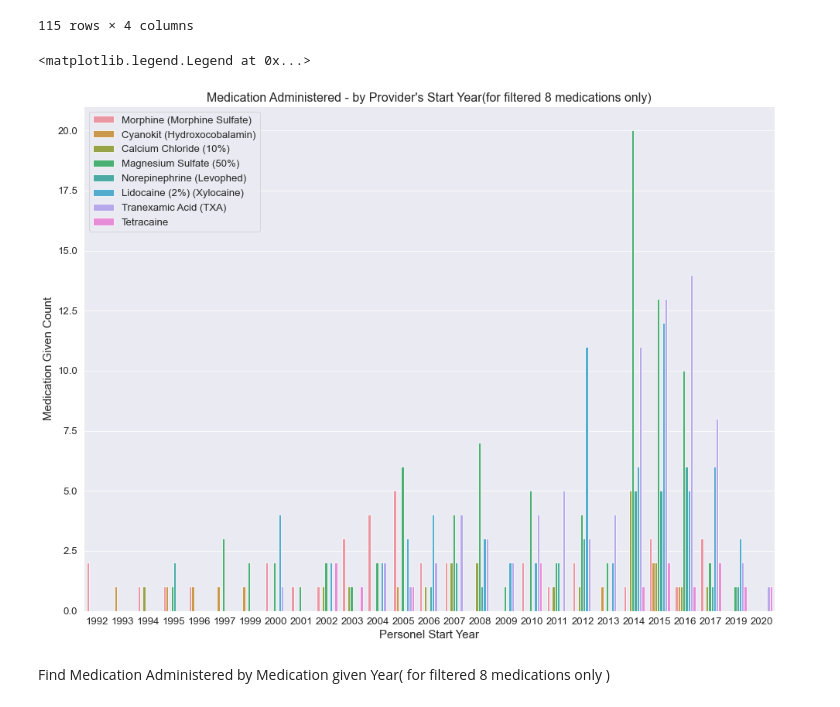
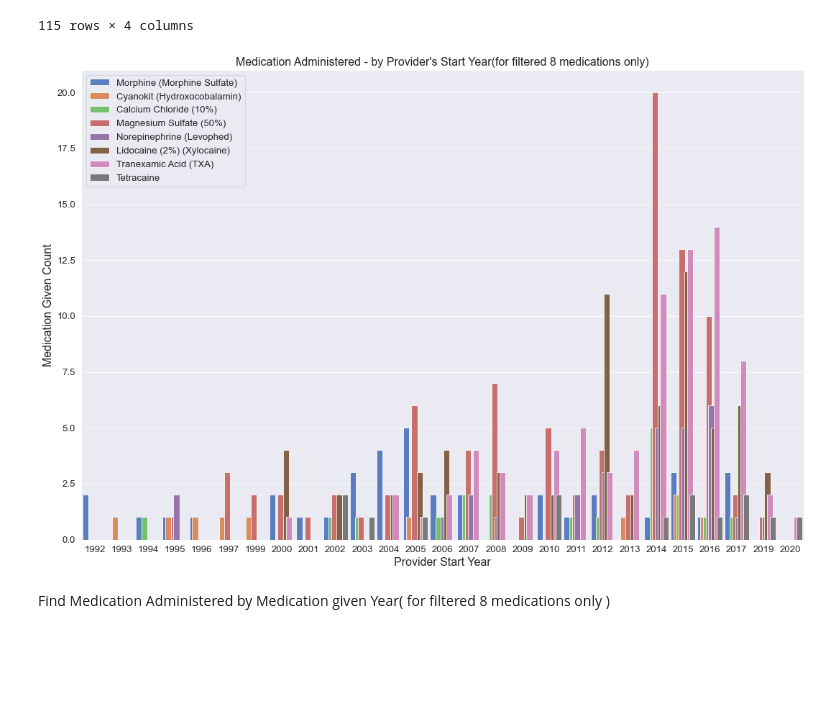
Before and after one commit to data-rescue/ems-analytics, a Jupyter notebook: notebooks/20210323-au-medication-tenure-relation.ipynb, the cells around one changed output. Cells and saved outputs as stored; diff of their text form; code cells hidden in the pictures; blank space fills up the shorter version.

```diff
--- a/notebooks/20210323-au-medication-tenure-relation.ipynb
+++ b/notebooks/20210323-au-medication-tenure-relation.ipynb
@@ -28,8 +30,11 @@ readStart=time.time()
 columnsToUse=['PatientId','PatientGender','PatientGenderCode',
             'FRDPersonnelID','FRDPersonnelGender','ProviderGenderCode',
             'Medication_Given_RXCUI_Code','Medication_Given_Description','TenureMonths','DispatchTime', 'FRDPersonnelStartDate']
+## initial data set
+###dfMedPatient = pd.read_csv ('../data/02_intermediate/MedicationsPatients-20210225-ems-raw-v04.csv',usecols=columnsToUse)[columnsToUse]
 
-dfMedPatient = pd.read_csv ('../data/02_intermediate/MedicationsPatients-20210225-ems-raw-v04.csv',usecols=columnsToUse)[columnsToUse]
+## Latest intermediate dataset
+dfMedPatient = pd.read_csv ('../data/02_intermediate/MedicationsPatients-Intermediate.csv',usecols=columnsToUse)[columnsToUse]
 
 # Stop the clock and calculate read time
 readStop=time.time()
@@ -980,24 +1015,40 @@ dfMedPatientReducedByMedGivenTenureYears_FilteredPvt
 | 114 | 27.0 | 7052 | Morphine (Morphine Sulfate) | 2 |
 115 rows × 4 columns
 # %%
-sns.color_palette("RdBu", 10)
-
-plt.figure(figsize=(16,12))
+## bar plot for Medication Administered - by Provider's Start Year(for filtered 8 medications only)
+plt.figure(figsize=(18,12))
 sns.set_color_codes("pastel")
 sns.set_context("paper", font_scale=1.5)
 ax = sns.barplot(y="MedGiven_Count", x="PersonelStartYear",
     data=dfMedPatientReducedByStartYear_FilteredPvt,
-    ci=None, hue= "Medication_Given_Description")
+    ci=None, hue= "Medication_Given_Description",  palette="muted")
 ax.set_xlabel("MedGiven_Count")
-plt.rcParams["axes.labelsize"] = 8
-plt.ylabel("Medication Given Count", size=15)
-plt.xlabel("Personel Start Year", size=15)
+plt.rcParams["axes.labelsize"] = 6
+plt.ylabel("Medication Given Count", size=16)
+plt.xlabel("Provider Start Year", size=16)
 plt.title("Medication Administered - by Provider's Start Year(for filtered 8 medications only)", size=16)
 plt.legend(loc='upper left')
+
+
+## Function for barplot width change
+def change_width(ax, new_value) :
+    for patch in ax.patches :
+        current_width = patch.get_width()
+        diff = current_width - new_value
+
+        # we change the bar width
+        patch.set_width(new_value)
+
+        # we recenter the bar
+        patch.set_x(patch.get_x() + diff * .5)
+
+## Calling function to change the barplot width
+change_width(ax,.22)
+plt.show()
+
 ##plt.savefig("barplot_MedicationGiven_byPersonalStartYear.png")
 # %% [output]
-<matplotlib.legend.Legend at 0x...>
-[figure, old version]
+[figure, new version]
 # %% [markdown]
 Find Medication Administered by Medication given Year( for filtered 8 medications only )
 # %%
```
Also changed, not shown: parts of 34 cells of this notebook.
